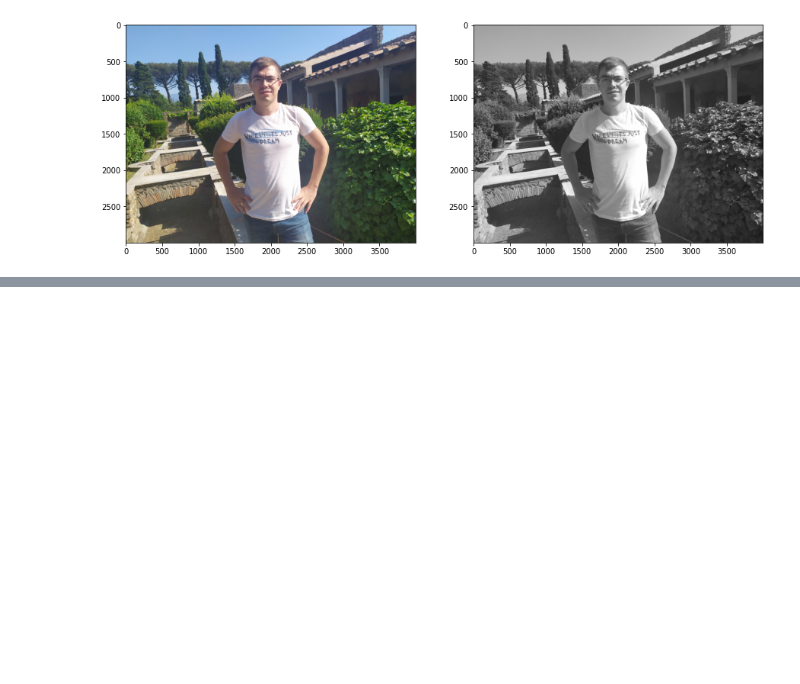
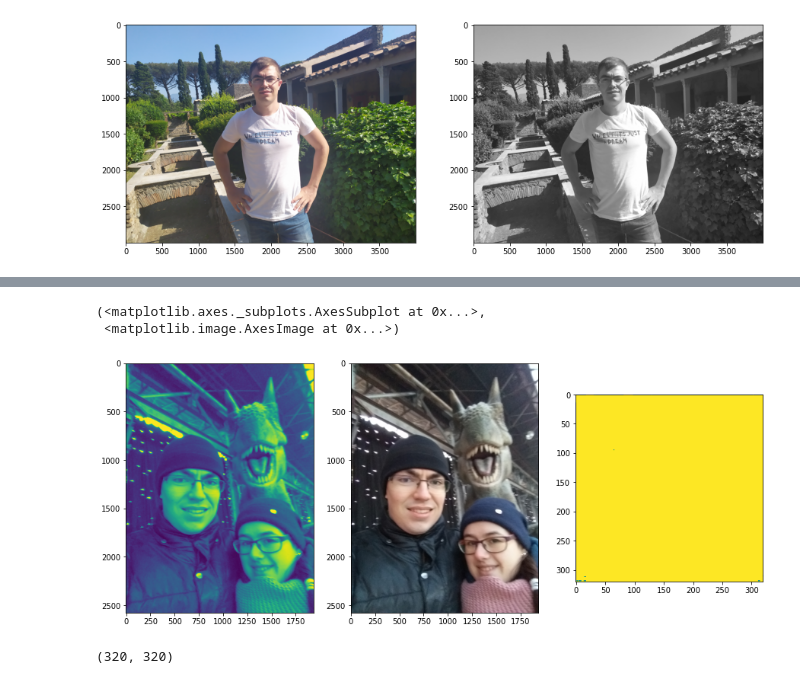
Before and after one commit to pulsatil1/b-w_photos_colorizer, a Jupyter notebook: colorizer.ipynb, the cells around one changed output, grey strips where cells are left out. Saved outputs shown, nothing was run; the diff lists cells and outputs as text; code cells hidden in the pictures; blank space fills up the shorter version.

```diff
--- a/colorizer.ipynb
+++ b/colorizer.ipynb
@@ -144,0 +148,4 @@ model.summary()
+# %%
+model = get_U_model(img_size)
+model.summary()
+# plot_model(model, show_shapes=True)
@@ -144,0 +170,20 @@ model.summary()
+# %%
+import random
+
+# Split our img paths into a training and a validation set
+val_samples = int(round(samples*0.2, 0))
+random.Random(1337).shuffle(input_img_paths)
+
+# Split data
+train_input_img_paths = input_img_paths[:-val_samples]
+
+val_input_img_paths = input_img_paths[-val_samples:]
+
+# Instantiate data generators
+train_gen = PhotoGenerator(batch_size, img_size, train_input_img_paths)
+val_gen = PhotoGenerator(batch_size, img_size, val_input_img_paths)
+# %%
+model.compile(optimizer="adam", loss=keras.losses.MeanSquaredError())
+# callbacks = [keras.callbacks.ModelCheckpoint("oxford_segmentation.h5", save_best_only=True)]
+epochs = 15
+model.fit(train_gen, epochs=epochs, validation_data=val_gen)
@@ -144,0 +209,3 @@ model.summary()
+# %%
+val_gen = PhotoGenerator(batch_size, img_size, val_input_img_paths)
+val_preds = model.predict(val_gen)
@@ -144,0 +214,18 @@ model.summary()
+# %%
+idx = 10
+
+x = load_img(val_input_img_paths[idx], color_mode="grayscale")
+y_true = load_img(val_input_img_paths[idx])
+y_pred = np.argmax(val_preds[idx], axis=-1)
+
+plt.subplot(131), plt.imshow(x)
+plt.subplot(132), plt.imshow(y_true)
+plt.subplot(133), plt.imshow(y_pred)
+# %% [output]
+(<matplotlib.axes._subplots.AxesSubplot at 0x...>,
+ <matplotlib.image.AxesImage at 0x...>)
+[figure, added]
+# %%
+np.shape(y_pred)
+# %% [output]
+(320, 320)
```
Also changed, not shown: parts of 7 cells of this notebook.
